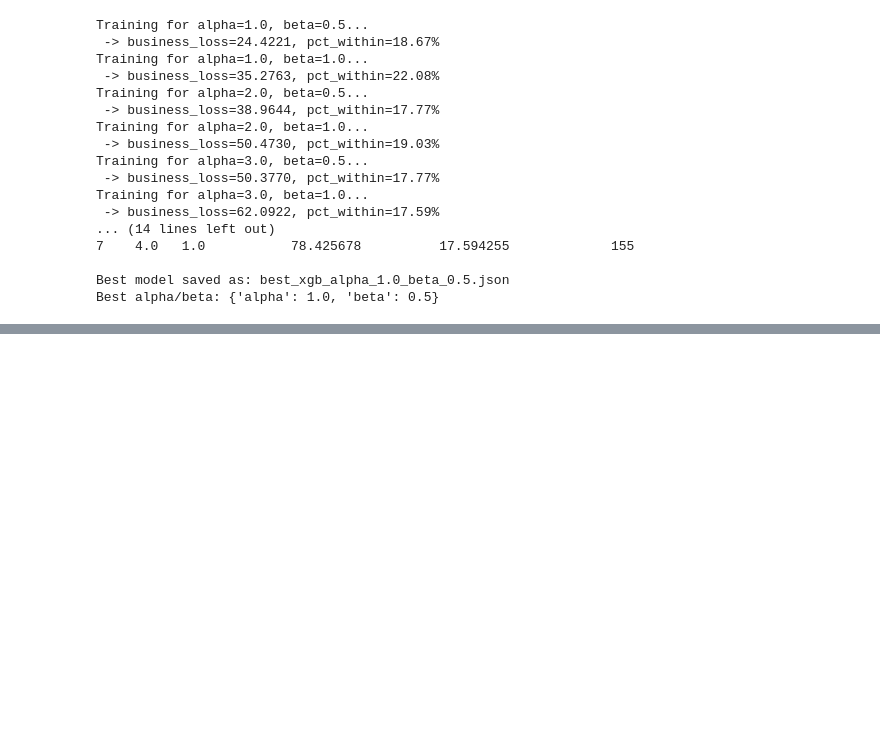
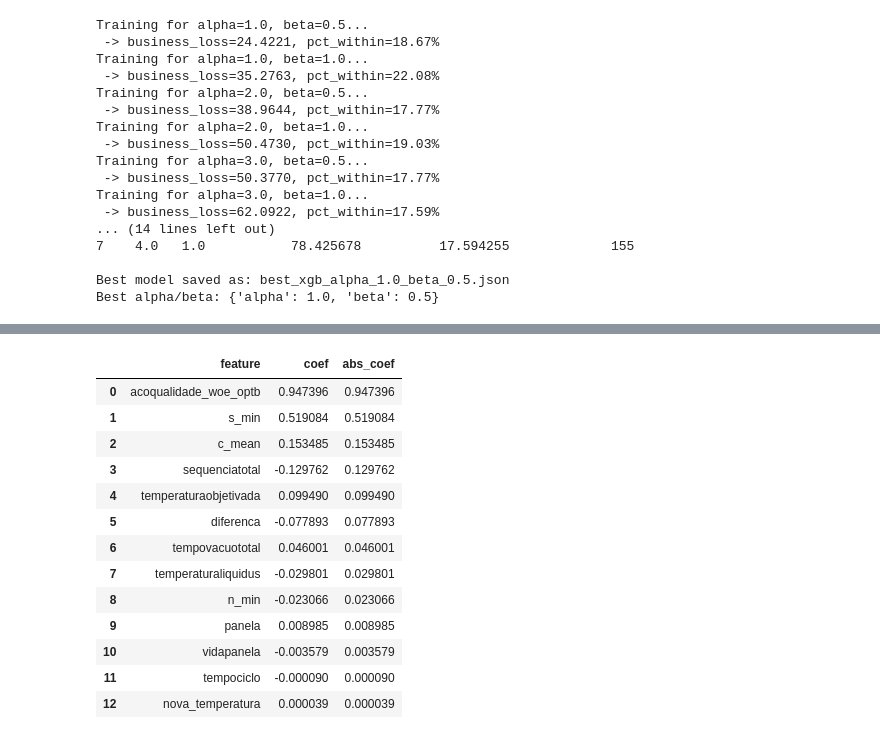
Before and after one commit to AlexiaOberdiek/Projeto-Evcomx, a Jupyter notebook: Projeto_Evcomx.ipynb, the cells around one changed output, grey strips where cells are left out. Cells and saved outputs as stored; diff of their text form; code cells hidden in the pictures; blank space fills up the shorter version.

Commit message:
Adicionando treinamento ElasticNet

```diff
--- a/Projeto_Evcomx.ipynb
+++ b/Projeto_Evcomx.ipynb
@@ -1756,0 +1651,3 @@ Best alpha/beta: {'alpha': 1.0, 'beta': 0.5}
+# %%
+from sklearn.model_selection import train_test_split
+x_treino, x_teste, y_treino, y_teste = train_test_split(X2, y2, test_size=0.3, random_state=42)
@@ -1756,0 +1674,6 @@ Best alpha/beta: {'alpha': 1.0, 'beta': 0.5}
+# %%
+from sklearn.linear_model import Ridge
+modelo = Ridge(alpha=10.0,max_iter=10000,tol=0.001)
+modelo.fit(x_treino, y_treino)
+resultado = modelo.score(x_teste, y_teste)
+print (resultado)
@@ -1756,0 +1712,69 @@ Best alpha/beta: {'alpha': 1.0, 'beta': 0.5}
+# %%
+# Imprimir importâncias (coeficientes) do modelo `modelo` (Ridge)
+# Esta célula tenta localizar o objeto `modelo` no ambiente do notebook
+# e imprime um DataFrame com features e coeficientes ordenados por importância absoluta.
+
+import pandas as pd
+import numpy as np
+
+try:
+    mdl = modelo
+except NameError:
+    print("Variável 'modelo' não encontrada no ambiente do notebook. Certifique-se de executar a célula que treina o Ridge e define `modelo`.")
+else:
+    # verificar se o modelo tem coef_
+    if not hasattr(mdl, 'coef_'):
+        print("O objeto 'modelo' não possui atributo coef_. Verifique se é realmente um Ridge treinado.")
+    else:
+        coefs = np.asarray(mdl.coef_).ravel()
+
+        # Prefer columns from the actual training data: x_treino, then X2, X1, X
+        cols = None
+        candidate_names = ['x_treino', 'X2', 'X1', 'X']
+        for name in candidate_names:
+            if name in globals():
+                candidate = globals()[name]
+                # If it's a DataFrame, use its columns
+                if hasattr(candidate, 'columns'):
+                    cols = list(candidate.columns)
+                    used = name
+                    break
+                # If it's a numpy array with associated column names saved elsewhere, skip
+
+        # If we didn't find a suitable columns list or lengths mismatch, try to use x_treino.columns if available
+        if (cols is None) or (len(cols) != len(coefs)):
+            # try x_treino specifically if it exists but perhaps was a numpy array
+            if 'x_treino' in globals():
+                xt = globals()['x_treino']
+                try:
+                    cols = list(xt.columns)
+                    used = 'x_treino'
+                except Exception:
+                    # fallback: if shape matches, create generic names but prefer X2/X1/X mapping
+                    if hasattr(xt, 'shape') and xt.shape[1] == len(coefs):
+                        cols = [f'f{i}' for i in range(len(coefs))]
+                        used = 'x_treino (array)'
+            # fallback to X2/X1/X if not yet used
+            if (cols is None or len(cols) != len(coefs)):
+                for name in ['X2', 'X1', 'X']:
+                    if name in globals():
+                        cand = globals()[name]
+                        try:
+                            cols = list(cand.columns)
+                            used = name
+                            break
+                        except Exception:
+                            pass
+
+        # Final fallback to generic feature names if lengths still mismatch
+        if cols is None or len(cols) != len(coefs):
+            cols = [f'f{i}' for i in range(len(coefs))]
+            used = 'generated_f#'
+
+        imp_df = pd.DataFrame({'feature': cols, 'coef': coefs})
+        imp_df['abs_coef'] = imp_df['coef'].abs()
+        imp_df = imp_df.sort_values('abs_coef', ascending=False).reset_index(drop=True)
+
+        print(f"Top features por importância (coeficiente absoluto) — origem dos nomes: {used}")
+        display(imp_df)
+# %% [output]
@@ -1756,0 +1782,14 @@ Best alpha/beta: {'alpha': 1.0, 'beta': 0.5}
+|  | feature | coef | abs_coef |
+| 0 | acoqualidade_woe_optb | 0.947396 | 0.947396 |
+| 1 | s_min | 0.519084 | 0.519084 |
+| 2 | c_mean | 0.153485 | 0.153485 |
+| 3 | sequenciatotal | -0.129762 | 0.129762 |
+| 4 | temperaturaobjetivada | 0.099490 | 0.099490 |
+| 5 | diferenca | -0.077893 | 0.077893 |
+| 6 | tempovacuototal | 0.046001 | 0.046001 |
+| 7 | temperaturaliquidus | -0.029801 | 0.029801 |
+| 8 | n_min | -0.023066 | 0.023066 |
+| 9 | panela | 0.008985 | 0.008985 |
+| 10 | vidapanela | -0.003579 | 0.003579 |
+| 11 | tempociclo | -0.000090 | 0.000090 |
+| 12 | nova_temperatura | 0.000039 | 0.000039 |
```
Also changed, not shown: parts of 14 cells of this notebook, 2 other files.
